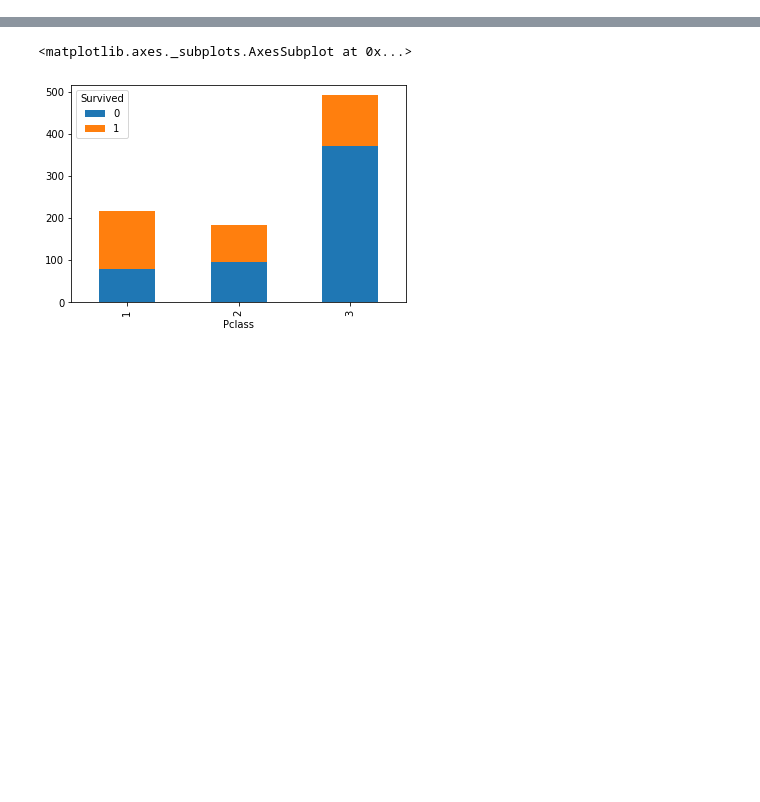
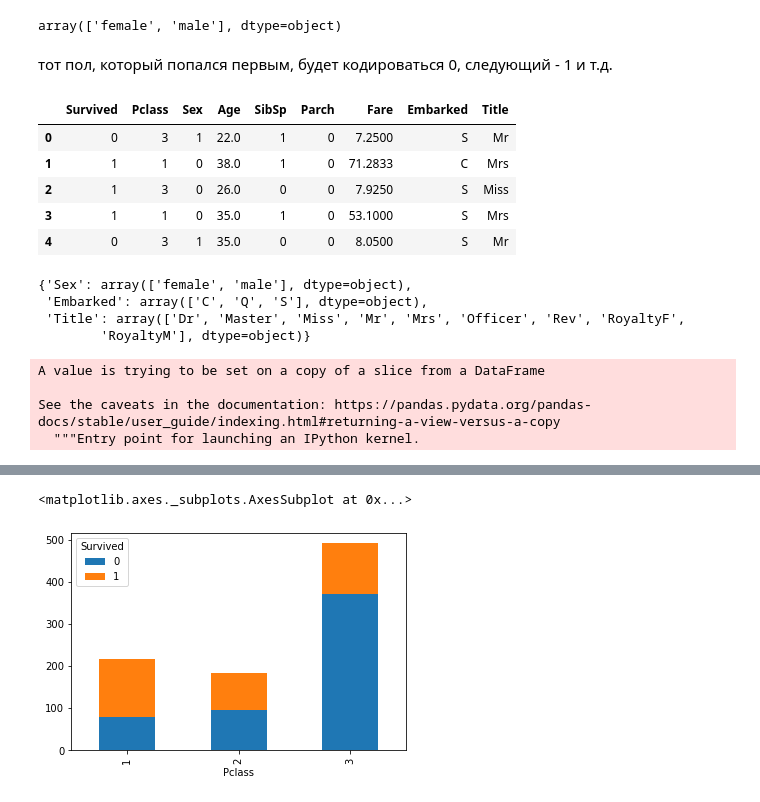
Before and after one commit to earlinn/data_science, a Jupyter notebook: lesson_titanic.ipynb, the cells around one changed output, grey strips where cells are left out. Saved outputs shown, nothing was run; the diff lists cells and outputs as text; code cells hidden in the pictures; blank space fills up the shorter version.

Commit message:
data preparation for machine learning

```diff
--- a/lesson_titanic.ipynb
+++ b/lesson_titanic.ipynb
@@ -140,0 +67,22 @@ memory usage: 90.6+ KB
+# %%
+le = LabelEncoder()
+classes = {}
+# %%
+le.fit(train['Sex'])
+le.classes_
+# %% [output]
+array(['female', 'male'], dtype=object)
+# %%
+classes['Sex'] = le.classes_
+train['Sex'] = le.transform(train['Sex'])
+# %% [markdown]
+тот пол, который попался первым, будет кодироваться 0, следующий - 1 и т.д.
+# %%
+train.head()
+# %% [output]
+|  | Survived | Pclass | Sex | Age | SibSp | Parch | Fare | Embarked | Title |
+| 0 | 0 | 3 | 1 | 22.0 | 1 | 0 | 7.2500 | S | Mr |
+| 1 | 1 | 1 | 0 | 38.0 | 1 | 0 | 71.2833 | C | Mrs |
+| 2 | 1 | 3 | 0 | 26.0 | 0 | 0 | 7.9250 | S | Miss |
+| 3 | 1 | 1 | 0 | 35.0 | 1 | 0 | 53.1000 | S | Mrs |
+| 4 | 0 | 3 | 1 | 35.0 | 0 | 0 | 8.0500 | S | Mr |
@@ -140,0 +97,7 @@ memory usage: 90.6+ KB
+# %%
+classes
+# %% [output]
+{'Sex': array(['female', 'male'], dtype=object),
+ 'Embarked': array(['C', 'Q', 'S'], dtype=object),
+ 'Title': array(['Dr', 'Master', 'Miss', 'Mr', 'Mrs', 'Officer', 'Rev', 'RoyaltyF',
+        'RoyaltyM'], dtype=object)}
@@ -140,0 +113,7 @@ memory usage: 90.6+ KB
+# %%
+test['Fare'][test['Fare'].isnull()] = test['Fare'].median()
+# %% [output]
+A value is trying to be set on a copy of a slice from a DataFrame
+
+See the caveats in the documentation: https://pandas.pydata.org/pandas-docs/stable/user_guide/indexing.html#returning-a-view-versus-a-copy
+  """Entry point for launching an IPython kernel.
```
Also changed, not shown: parts of 35 cells of this notebook, 1 other file.
